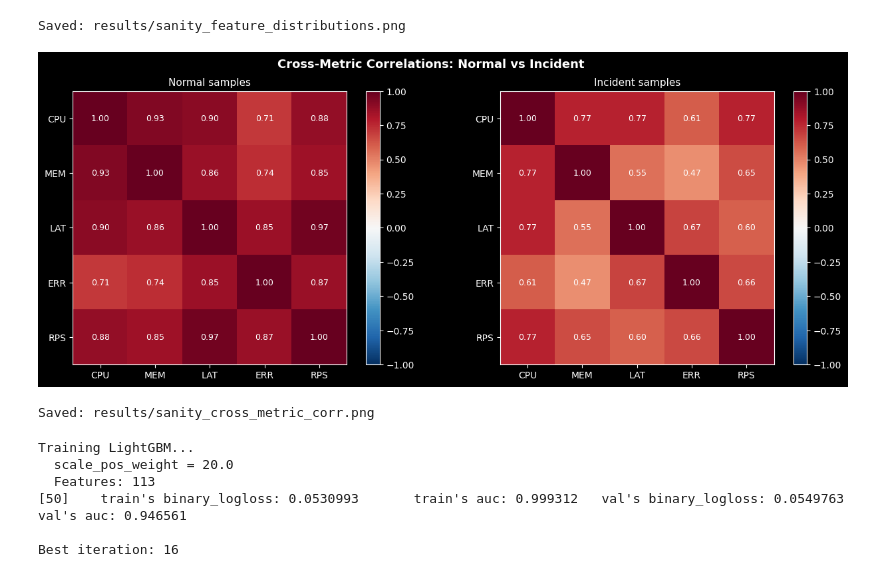
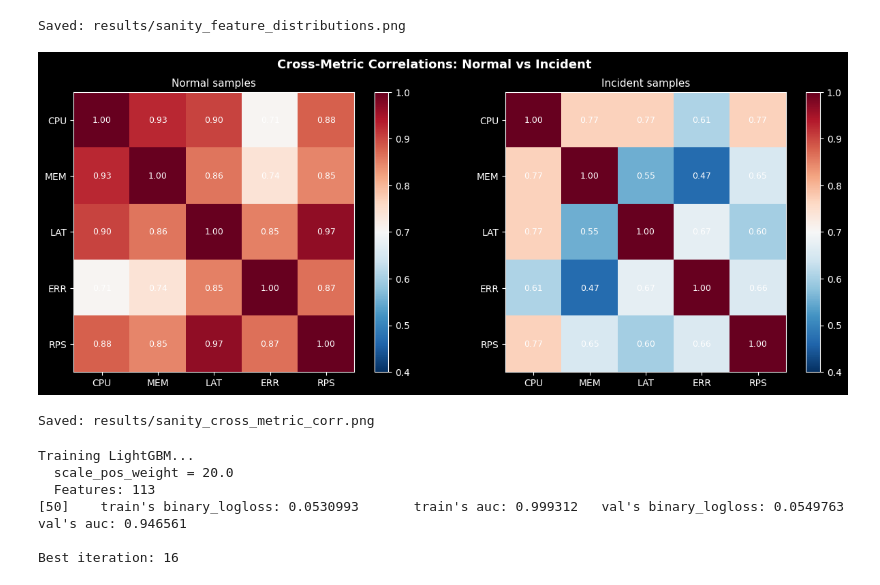
Before and after one commit to kate-kozhych/incident-demo, a Jupyter notebook: models/model_lgbm_cnn.ipynb, the cells around one changed output. Drawn from its saved outputs; the diff is of its cells as text; code cells hidden in the pictures.

Commit message:
Changed the corr metrics visualisation

```diff
--- a/models/model_lgbm_cnn.ipynb
+++ b/models/model_lgbm_cnn.ipynb
@@ -276,35 +276,35 @@ short = ['CPU', 'MEM', 'LAT', 'ERR', 'RPS']
 
 fig, axes = plt.subplots(1, 2, figsize=(13, 5))
 
 for ax, label, mask in [
     (axes[0], 'Normal samples',   y_train == 0),
     (axes[1], 'Incident samples', y_train == 1)
 ]:
     corr_means = X_train_feat.loc[mask, corr_cols].mean()
     mat = np.eye(N_METRICS)
     idx = 0
     for m1 in range(N_METRICS):
         for m2 in range(m1+1, N_METRICS):
             v = float(corr_means.iloc[idx]) if idx < len(corr_means) else 0.0
             mat[m1, m2] = mat[m2, m1] = v
             idx += 1
 
-    im = ax.imshow(mat, vmin=-1, vmax=1, cmap='RdBu_r')
+    im = ax.imshow(mat, vmin=0.4, vmax=1, cmap='RdBu_r')
     ax.set_xticks(range(N_METRICS)); ax.set_xticklabels(short)
     ax.set_yticks(range(N_METRICS)); ax.set_yticklabels(short)
     for r in range(N_METRICS):
         for c in range(N_METRICS):
             ax.text(c, r, f'{mat[r,c]:.2f}', ha='center', va='center', fontsize=9)
     ax.set_title(f'{label}', fontsize=11)
     plt.colorbar(im, ax=ax)
 
 fig.suptitle('Cross-Metric Correlations: Normal vs Incident', fontsize=13, fontweight='bold')
 plt.tight_layout()
 plt.savefig('../results/sanity_cross_metric_corr.png', dpi=120, bbox_inches='tight')
 plt.show()
 print('Saved: results/sanity_cross_metric_corr.png')
 # %% [output]
-[figure, old version]
+[figure, new version]
 Saved: results/sanity_cross_metric_corr.png
 # %%
 feature_names = X_train_feat.columns.tolist()
```
Also changed, not shown: 1 other file.
